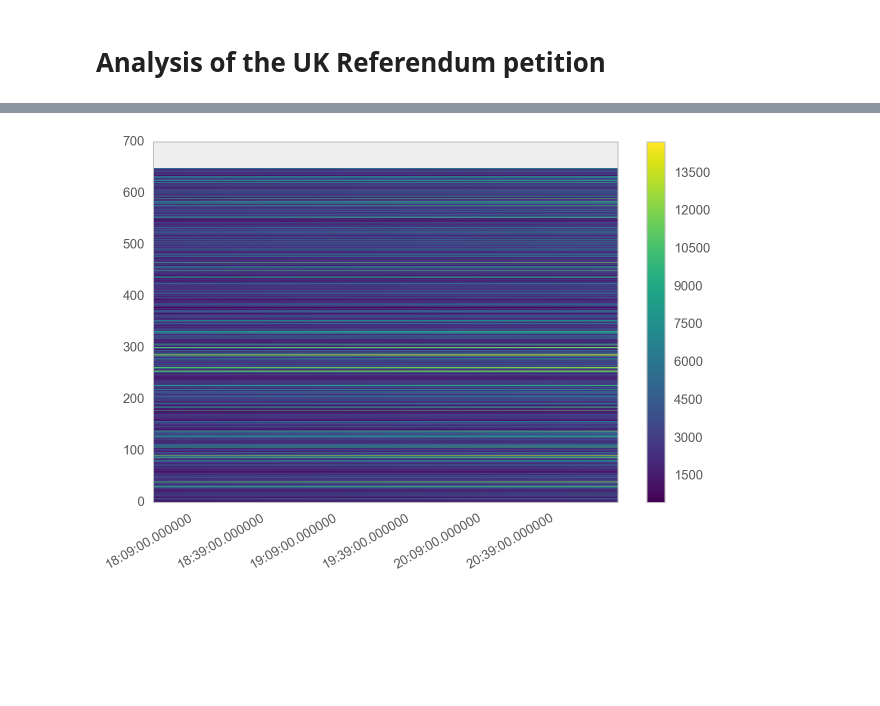
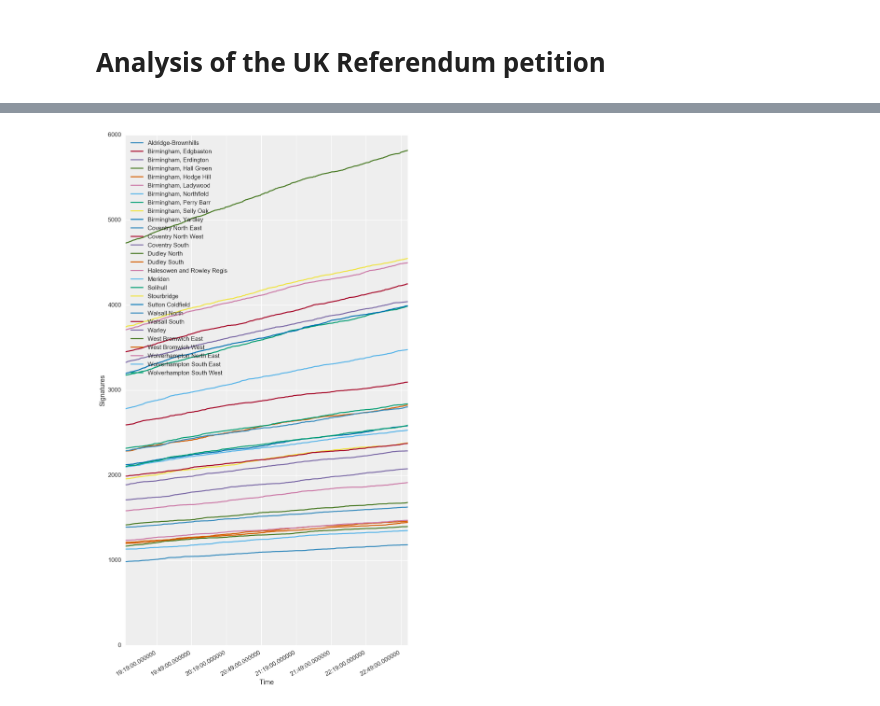
Before and after one commit to mindriot101/eu-referendum-petition-stats, a Jupyter notebook: visualisation.ipynb, the cells around one changed output, grey strips where cells are left out. Cells and saved outputs as stored; diff of their text form; code cells hidden in the pictures; blank space fills up the shorter version.

Commit message:
Add west midlands plots

```diff
--- a/visualisation.ipynb
+++ b/visualisation.ipynb
@@ -110,7 +131,10 @@ highest_10
 # %%
-highest_10_timeseries = df[df['ons_code'].apply(lambda o: o in highest_10['ons_code'].values)]
+def plot_group(data, subplots_kw=None):
+    ts = df[df['ons_code'].apply(lambda o: o in data['ons_code'].values)]
 
-fig, axis = plt.subplots()
-for name, group in highest_10_timeseries.groupby('name'):
-    group['corrected_signature_count'].plot(ax=axis, label=name)
-axis.legend(loc='best')
+    subplots_kw = subplots_kw if subplots_kw is not None else {}
+    fig, axis = plt.subplots(**subplots_kw)
+    for name, group in ts.groupby('name'):
+        group['corrected_signature_count'].plot(ax=axis, label=name)
+    axis.set(xlabel='Time', ylabel='Signatures')
+    axis.legend(loc='best')
@@ -130,7 +141,7 @@ for j, constituency in enumerate(unique_consituencies):
-# %%
-fig, axis = plt.subplots()
-mappable = axis.pcolormesh(g.index, np.arange(pixels.shape[0]), pixels, cmap='viridis')
-fig.colorbar(mappable, ax=axis)
-fig.autofmt_xdate()
-# %% [output]
-[figure, removed]
+# %%
+wm = df[df['name'].apply(lambda n: n in wm_constituencies)]
+assert len(wm.name.unique()) == len(wm_constituencies)
+# %%
+plot_group(wm, subplots_kw={'figsize': (11, 22)})
+# %% [output]
+[figure, added]
```
Also changed, not shown: parts of 12 cells of this notebook.
